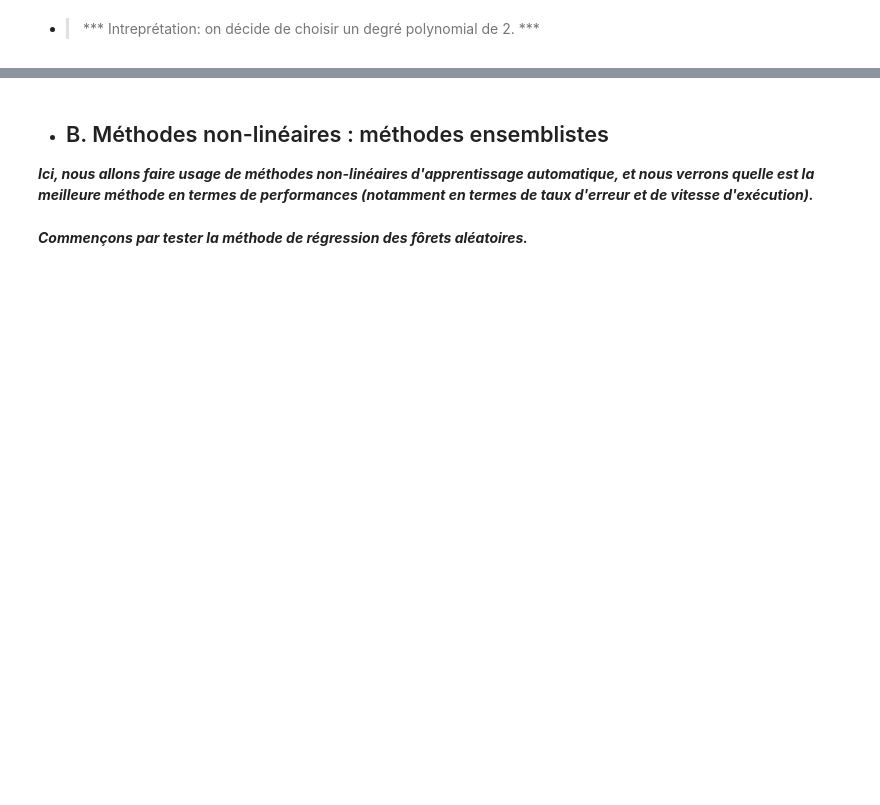
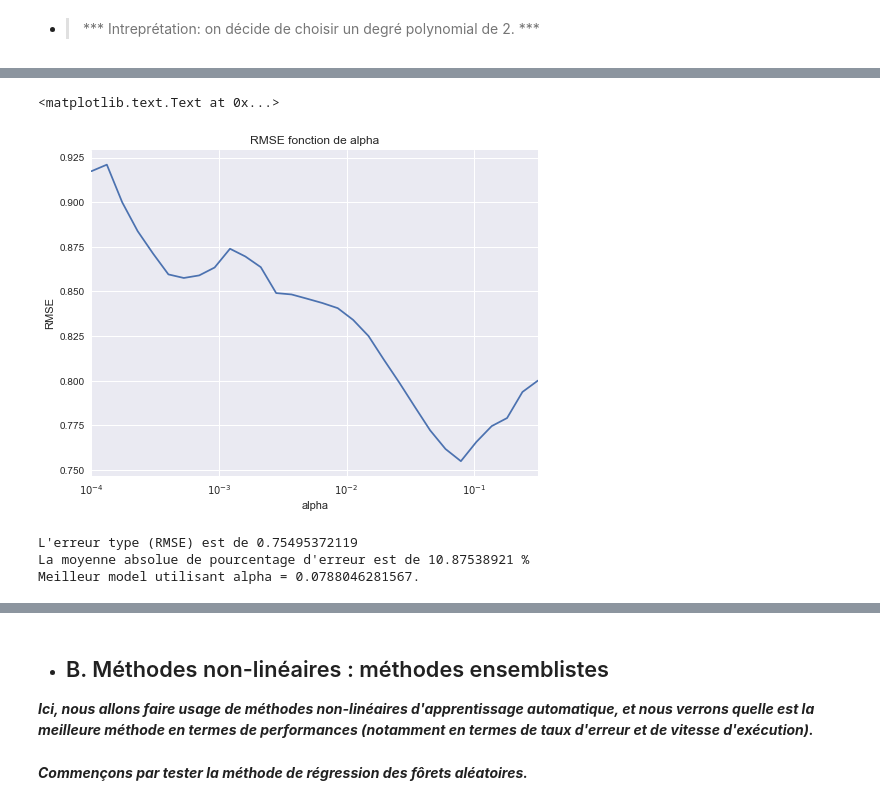
Before and after one commit to OuesFa/Axa_Challenge, a Jupyter notebook: notebooks/Ch3 -Fine Tuning & Améliorations.ipynb, the cells around one changed output, grey strips where cells are left out. Drawn from its saved outputs; the diff is of its cells as text; code cells hidden in the pictures; blank space fills up the shorter version.

```diff
--- a/notebooks/Ch3 -Fine Tuning & Améliorations.ipynb
+++ b/notebooks/Ch3 -Fine Tuning & Améliorations.ipynb
@@ -308,0 +433,52 @@ Meilleur model utilisant {'linear_regression__normalize': False}.
+# %%
+lasso = Lasso(random_state=42)
+alphas = np.logspace(-4, -0.5, 30)
+
+#feature polynomial d'ordre 2
+polynomial_features = PolynomialFeatures(degree=2, include_bias=False)
+X0_train_ = polynomial_features.fit_transform(X0_train)
+X0_test_ = polynomial_features.fit_transform(X0_test)
+
+#list
+rmse = list()
+MAPE = list()
+
+n_folds = 3
+
+for alpha in alphas:
+    #lasso = LassoCV(random_state=42, cv=10)
+    lasso.alpha = alpha
+    lasso.fit(X0_train_,y0_train)
+    y_lr=lasso.predict(X0_test_)
+    rmse.append(RMSE(y0_test, y_lr))
+    MAPE.append(mape_error(y0_test, y_lr))
+rmse, MAPE = np.array(rmse), np.array(MAPE)
+
+plt.figure().set_size_inches(8, 6)
+
+
+# plot error lines showing +/- std. errors of the scores
+
+plt.semilogx(alphas, rmse)
+#plt.semilogx(alphas, MAPE)
+
+# alpha=0.2 controls the translucency of the fill color
+
+plt.ylabel('RMSE')
+plt.xlabel('alpha')
+plt.xlim([alphas[0], alphas[-1]])
+plt.title('RMSE fonction de alpha')
+# %% [output]
+<matplotlib.text.Text at 0x...>
+[figure, added]
+# %%
+#alphas qui minimise la RMSE:
+alpha=alphas[rmse.argmin()]
+#Evaluation du modèle :
+print("L'erreur type (RMSE) est de %s") %((rmse.min()))
+print("La moyenne absolue de pourcentage d'erreur est de %s %%") %(MAPE[rmse.argmin()])
+print("Meilleur model utilisant alpha = %s." % (alpha))
+# %% [output]
+L'erreur type (RMSE) est de 0.75495372119
+La moyenne absolue de pourcentage d'erreur est de 10.87538921 %
+Meilleur model utilisant alpha = 0.0788046281567.
```
Also changed, not shown: parts of 66 cells of this notebook, 9 other files.
